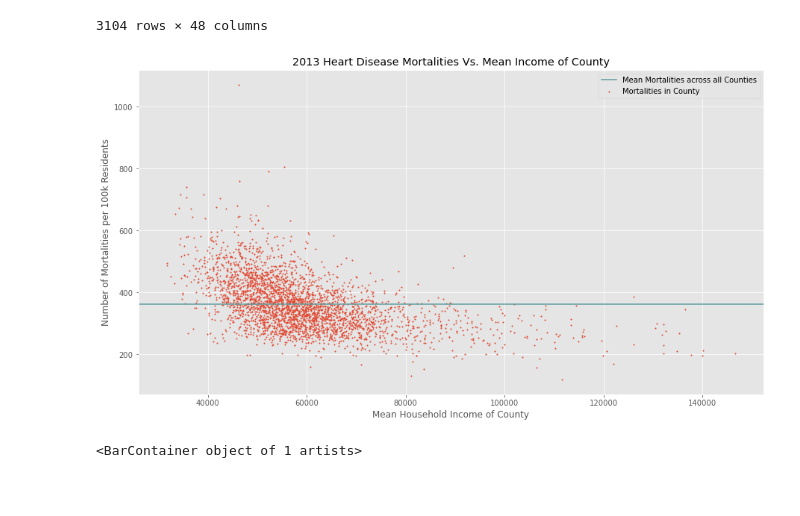
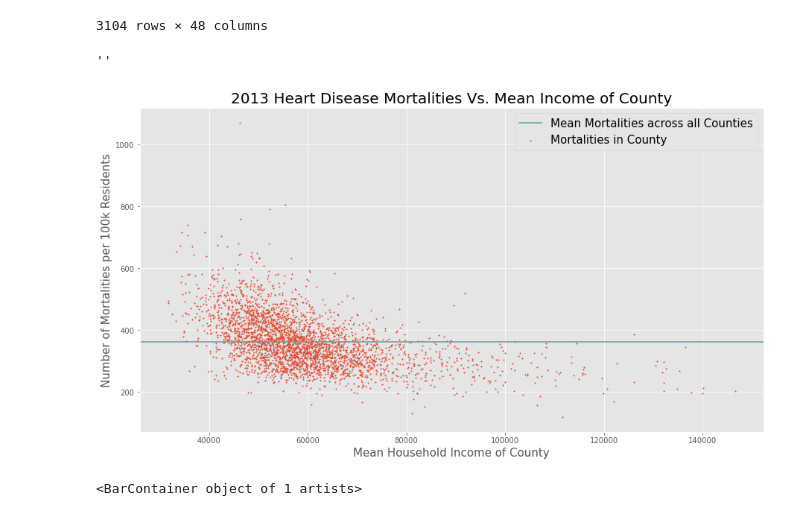
Before and after one commit to NathanKuneman/determining-heart-disease-mortality-factors, a Jupyter notebook: notebooks/EDA.ipynb, the cells around one changed output. Cells and saved outputs as stored; diff of their text form; code cells hidden in the pictures; blank space fills up the shorter version.

```diff
--- a/notebooks/EDA.ipynb
+++ b/notebooks/EDA.ipynb
@@ -168,3 +177,19 @@ ax.legend(prop={'size': 19});
 # divide our data into counties where the temperature is above the mean
 hot_counties = data_set[data_set['2013_average_temp'] > data_set['2013_average_temp'].mean()]
 cold_counties = data_set[data_set['2013_average_temp'] < data_set['2013_average_temp'].mean()]
+hot_mean = hot_counties['2013_mort_per_100k'].mean()
+cold_mean= cold_counties['2013_mort_per_100k'].mean()
+fig, ax = plt.subplots(figsize=(20, 10))
+x1 = list(range(hot_counties.shape[0]))
+ax.scatter(x1, hot_counties['2013_mort_per_100k'], s=10, label='Warmer than Mean Counties')
+
+x2 = list(range(cold_counties.shape[0]))
+ax.scatter(x2, cold_counties['2013_mort_per_100k'], s=10, label='Colder than Mean Counties')
+ax.axhline(hot_counties['2013_mort_per_100k'].mean(), label=f'Warm Counties Mean = {int(hot_mean)}')
+ax.axhline(cold_counties['2013_mort_per_100k'].mean(), c='blue', label=f'Cold Counties Mean = {int(cold_mean)}')
+ax.set_title('2013 Heart Disease Mortalities of Warm and Cold Counties', size=20)
+ax.legend(prop={'size': 15})
+ax.set_xticks([])
+ax.set_xlabel('Data across 3,104 Counties in the U.S.', size=15)
+ax.set_ylabel('Heart Disease Mortalities per 100,000 Residents', size=15)
+plt.savefig('../images/warm_cold_scatter.jpg', bbox_inches='tight')
@@ -244,16 +271,19 @@ data_set
 # %%
 sorted_by_income = data_set.sort_values('2013_hh_mean_income')
 fig, ax = plt.subplots(figsize=(15, 8))
 
 ax.scatter(sorted_by_income['2013_hh_mean_income'], sorted_by_income['2013_mort_per_100k'], s=2,
             label='Mortalities in County')
 ax.axhline(sorted_by_income['2013_mort_per_100k'].mean(), label='Mean Mortalities across all Counties', c='cadetblue')
-ax.set_xlabel('Mean Household Income of County')
-ax.set_ylabel('Number of Mortalities per 100k Residents')
-ax.set_title('2013 Heart Disease Mortalities Vs. Mean Income of County')
-ax.legend();
+ax.set_xlabel('Mean Household Income of County', size=15)
+ax.set_ylabel('Number of Mortalities per 100k Residents', size=15)
+ax.set_title('2013 Heart Disease Mortalities Vs. Mean Income of County', size=20)
+ax.legend(prop={'size': 15})
+plt.savefig('../images/mort_income.jpg', bbox_inches='tight')
+;
 # %% [output]
+''
-[figure, old version]
+[figure, new version]
 # %%
 poorest_counties = sorted_by_income.iloc[:100]
 richest_counties = sorted_by_income.iloc[-100:]
```
Also changed, not shown: parts of 6 cells of this notebook, 6 other files.
